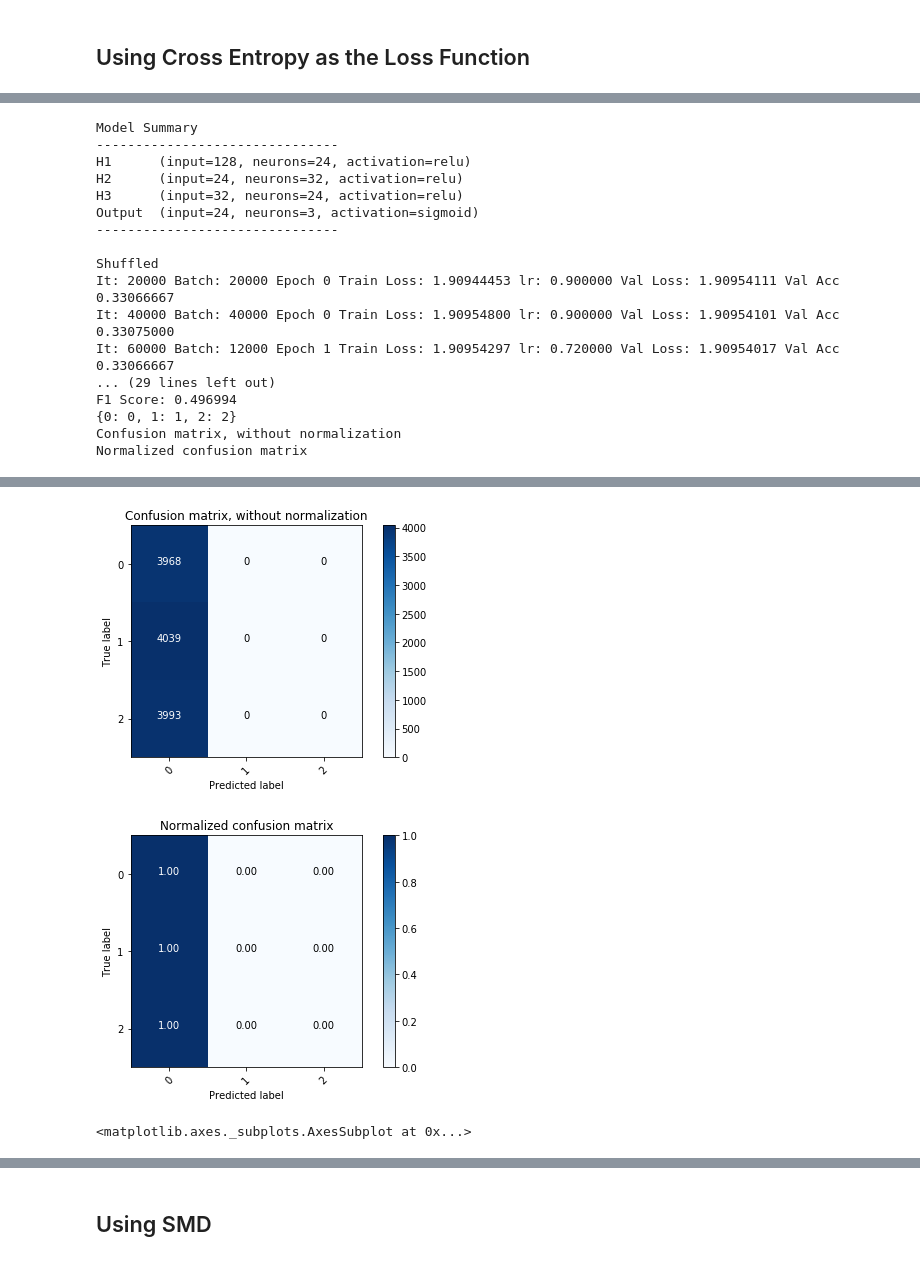
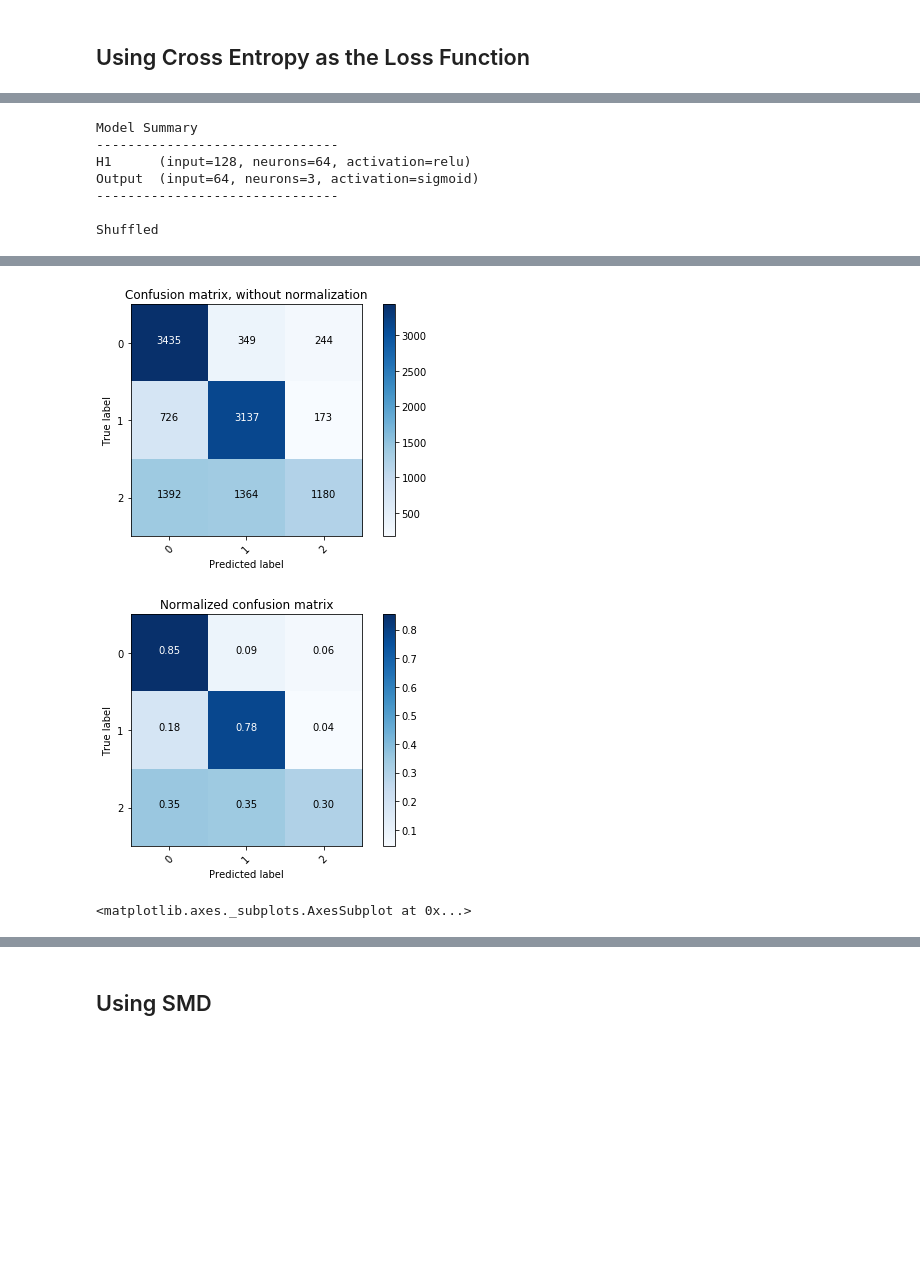
Before and after one commit to azaelmsousa/LogisticRegression-ANN, a Jupyter notebook: notebooks/ANN_Test.ipynb, the cells around one changed output, grey strips where cells are left out. Saved outputs shown, nothing was run; the diff lists cells and outputs as text; code cells hidden in the pictures; blank space fills up the shorter version.

```diff
--- a/notebooks/ANN_Test.ipynb
+++ b/notebooks/ANN_Test.ipynb
@@ -432,18 +435,18 @@ nclasses = 3
 nsamples = 60000
 nfeatures = 128
 
-eps = np.finfo(np.float32).eps
+eps = np.finfo(np.float128).eps
 
 
 vals = dataset_helper.get_toy_data_multiclass(nclasses, nsamples, nfeatures)
 X,  _, _, _ = vals
 
 epoch_sz = X.shape[0]
-lr = 0.9
-max_iter = 10 * epoch_sz
+lr = 0.5
+max_iter = 5 * epoch_sz
 print_interval = 20*1000
 decay_iteractions= 1 * epoch_sz
-decay_rate = 0.8
+decay_rate = 0.5
 # %% [markdown]
 ## Using Cross Entropy as the Loss Function
 # %%
@@ -636,15 +622,11 @@ Y_val = dataset_helper.one_hot_encode(Y_val, nclasses)
 
 network.DEBUG = False
 
-h1 = network.Layer(nfeatures, 24, 'relu',  label="H1")
-h2 = network.Layer(24, 32, 'relu',  label="H2")
-h3 = network.Layer(32, 24, 'relu', label="H3")
-o = network.Layer(24, nclasses, 'sigmoid', label="Output")
+h1 = network.Layer(nfeatures, 64, 'relu',  label="H1")
+o = network.Layer(64, nclasses, 'sigmoid', label="Output")
 
 model = network.NN(loss='cross_entropy')
 model.add_layer(h1)
-model.add_layer(h2)
-model.add_layer(h3)
 model.add_layer(o)
 model.summary()
 
@@ -679,18 +661,8 @@ iteraction_log.error_val.plot()
 # %% [output]
 Model Summary
 -------------------------------
-H1      (input=128, neurons=24, activation=relu)
-H2      (input=24, neurons=32, activation=relu)
-H3      (input=32, neurons=24, activation=relu)
-Output  (input=24, neurons=3, activation=sigmoid)
+H1      (input=128, neurons=64, activation=relu)
+Output  (input=64, neurons=3, activation=sigmoid)
 -------------------------------
 
 Shuffled
-It: 20000 Batch: 20000 Epoch 0 Train Loss: 1.90944453 lr: 0.900000 Val Loss: 1.90954111 Val Acc 0.33066667
-It: 40000 Batch: 40000 Epoch 0 Train Loss: 1.90954800 lr: 0.900000 Val Loss: 1.90954101 Val Acc 0.33075000
-It: 60000 Batch: 12000 Epoch 1 Train Loss: 1.90954297 lr: 0.720000 Val Loss: 1.90954017 Val Acc 0.33066667
-... (29 lines left out)
-F1 Score: 0.496994
-{0: 0, 1: 1, 2: 2}
-Confusion matrix, without normalization
-Normalized confusion matrix
@@ -697,3 +686,3 @@ Normalized confusion matrix
-[figure, old version]
+[figure, new version]
-[figure, old version]
+[figure, new version]
-<matplotlib.axes._subplots.AxesSubplot at 0x...>
+<matplotlib.axes._subplots.AxesSubplot at 0x...>
```
Also changed, not shown: parts of 14 cells of this notebook, 2 other files.
